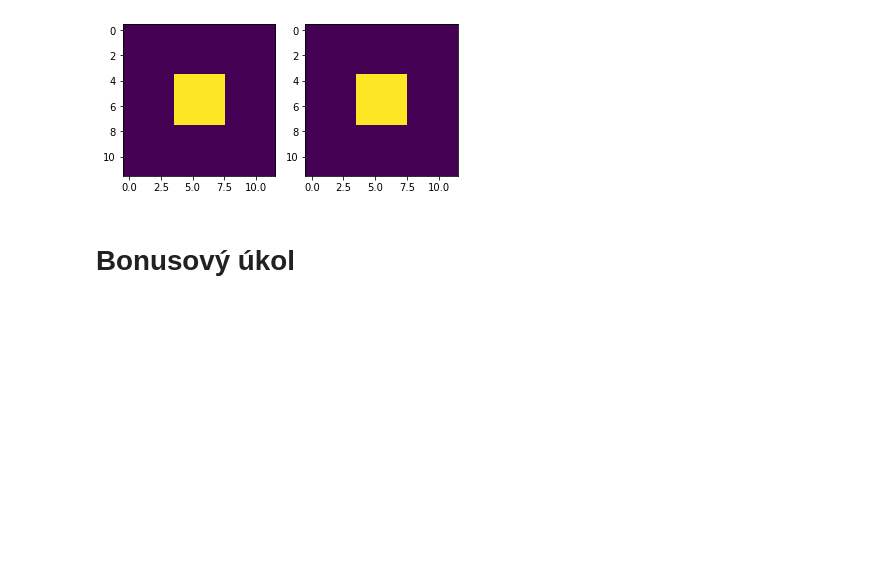
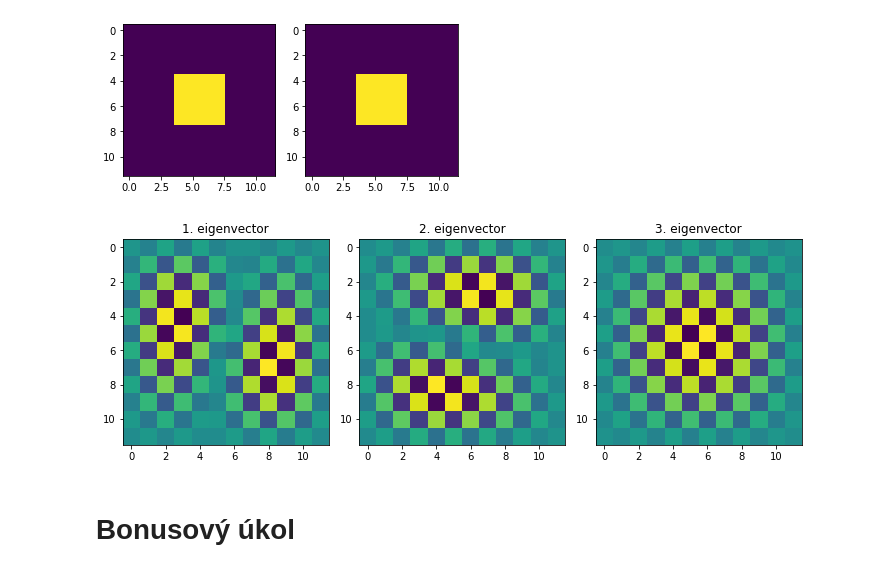
Before and after one commit to TAB0048/vvp-DU, a Jupyter notebook: DU5/DU5.ipynb, the cells around one changed output. Saved outputs shown, nothing was run; the diff lists cells and outputs as text; code cells hidden in the pictures; blank space fills up the shorter version.

Commit message:
Visualize eigenvectors

```diff
--- a/DU5/DU5.ipynb
+++ b/DU5/DU5.ipynb
@@ -208,3 +206,18 @@ plt.show()
+# %%
+# TODO - spočtěte a vykreslete vlastní vektory matice A
+eigenvals, eigenvecs = sla.eigsh(A, k = 3)
+
+plt.figure(figsize=(10, 4))
+
+for i in range(3):
+    plt.subplot(1, 3, i + 1)
+    plt.imshow(eigenvecs[:, i].reshape(n, n))
+    plt.title(f"{i + 1}. eigenvector")
+
+plt.tight_layout()
+plt.show()
+# %% [output]
+[figure, added]
 # %% [markdown]
 # Bonusový úkol
 # %% [markdown]
```
Also changed, not shown: parts of 4 cells of this notebook.
